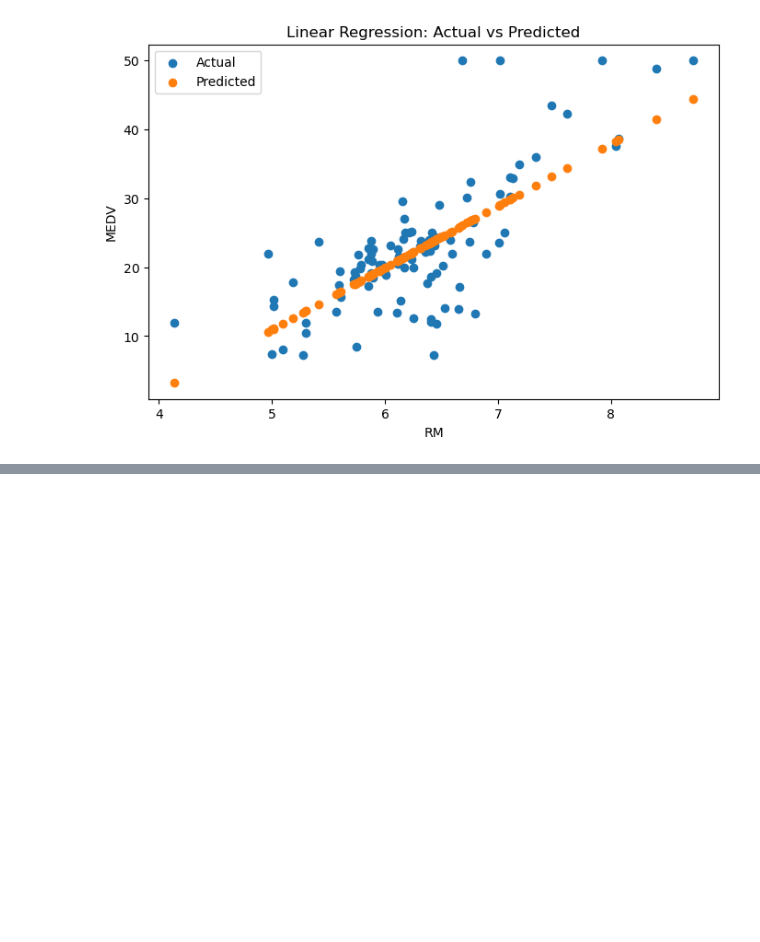
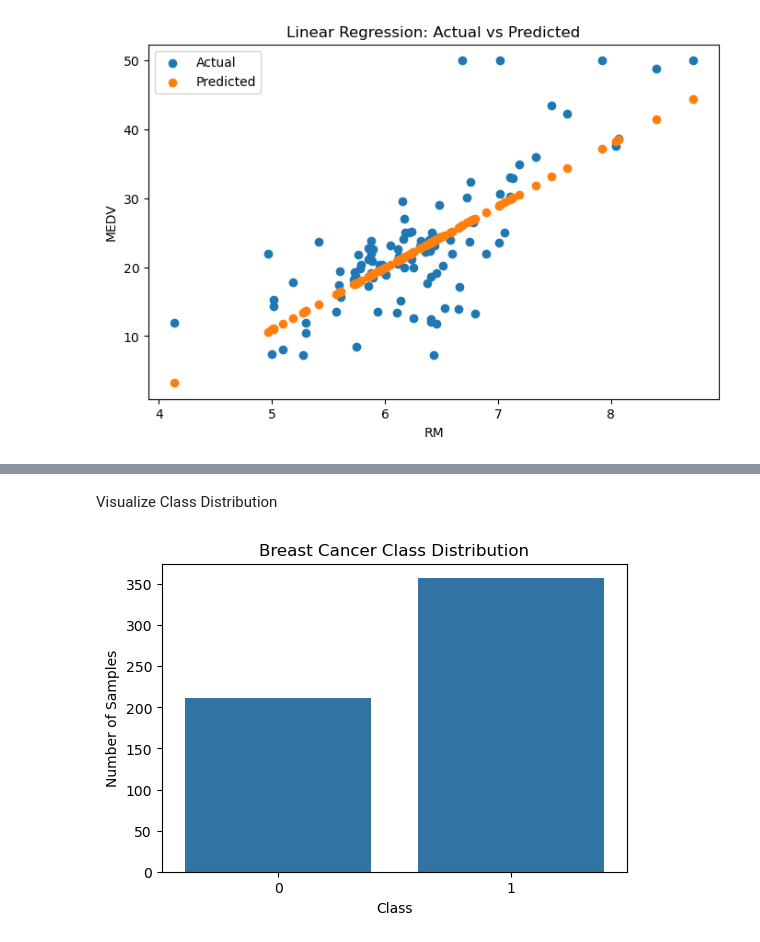
Before and after one commit to SonuPriyanshuok146/DailyPracticeProblem, a Jupyter notebook: MLLab/Lab2_Regression/lab2_Regression.ipynb, the cells around one changed output, grey strips where cells are left out. Saved outputs shown, nothing was run; the diff lists cells and outputs as text; code cells hidden in the pictures; blank space fills up the shorter version.

Commit message:
Breast cancer and Student performance updation

```diff
--- a/MLLab/Lab2_Regression/lab2_Regression.ipynb
+++ b/MLLab/Lab2_Regression/lab2_Regression.ipynb
@@ -260,0 +446,4 @@ plt.show()
+# %%
+from sklearn.datasets import load_breast_cancer
+
+cancer = load_breast_cancer()
@@ -260,0 +598,6 @@ plt.show()
+# %%
+X = cancer.data
+y = cancer.target
+
+print("X shape:", X.shape)
+print("y shape:", y.shape)
@@ -260,0 +877,14 @@ plt.show()
+# %% [markdown]
+Visualize Class Distribution
+# %%
+plt.figure(figsize=(6, 4))
+
+sns.countplot(x=y)
+
+plt.xlabel("Class")
+plt.ylabel("Number of Samples")
+plt.title("Breast Cancer Class Distribution")
+
+plt.show()
+# %% [output]
+[figure, added]
```
Also changed, not shown: parts of 81 cells of this notebook, 1 other file.
